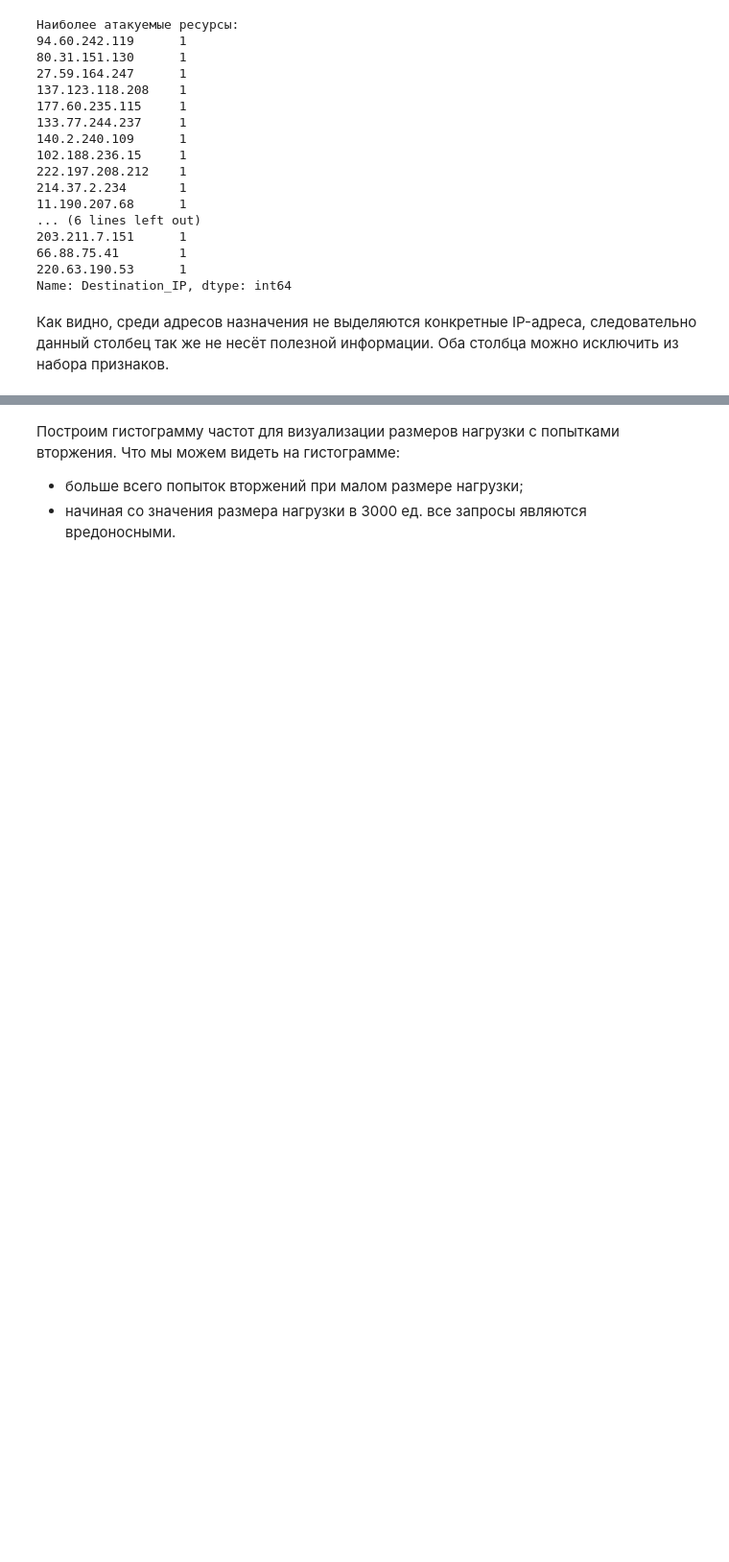
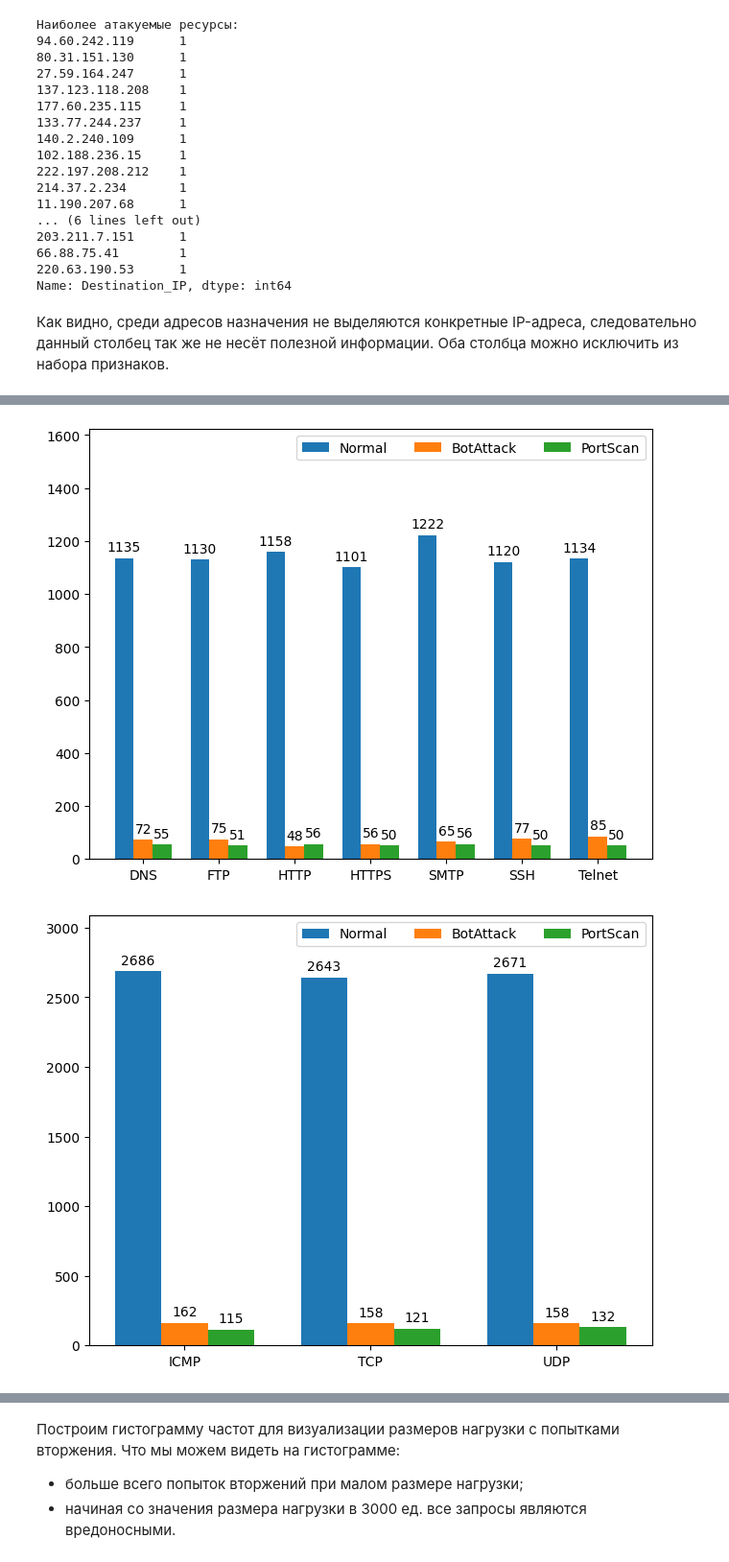
Before and after one commit to iamrus1/Intrusion-Log-Analysis, a Jupyter notebook: Intrusion detection log analysis.ipynb, the cells around one changed output, grey strips where cells are left out. Shown at 96% size. Saved outputs shown, nothing was run; the diff lists cells and outputs as text; code cells hidden in the pictures; blank space fills up the shorter version.

```diff
--- a/Intrusion detection log analysis.ipynb
+++ b/Intrusion detection log analysis.ipynb
@@ -249,5 +247,7 @@ Name: Destination_IP, dtype: int64
 # %%
-for col in logs.columns[[2, 3, 4]]:
+list_of_features = ['Port', 'Request_Type', 'Protocol', 'User_Agent']
+
+for col in list_of_features:
     print(f"Уникальные значения столбца {col}:\n{logs[col].unique()}\n")
 # %% [output]
 Уникальные значения столбца Port:
@@ -260,0 +265,9 @@ for col in logs.columns[[2, 3, 4]]:
+# %%
+for feature in list_of_features:
+    normal_values = logs[logs['Scan_Type'] == 'Normal'][feature].unique()
+    bot_attack_values = logs[logs['Scan_Type'] == 'BotAttack'][feature].unique()
+    port_scan_values = logs[logs['Scan_Type'] == 'PortScan'][feature].unique()
+
+    print(f"Значения признака {feature} при Normal: {sorted(normal_values)}")
+    print(f"Значения признака {feature} при BotAttack: {sorted(bot_attack_values)}")
+    print(f"Значения признака {feature} при PortScan: {sorted(port_scan_values)}\n")
@@ -260,0 +370,7 @@ for col in logs.columns[[2, 3, 4]]:
+# %%
+for feature in list_of_features[1:]:
+    request_by_scan_type, x_labels = create_feature_dict(feature)
+    create_bar_plot(request_by_scan_type, x_labels)
+# %% [output]
+[figure, added]
+[figure, added]
```
Also changed, not shown: parts of 10 cells of this notebook.
